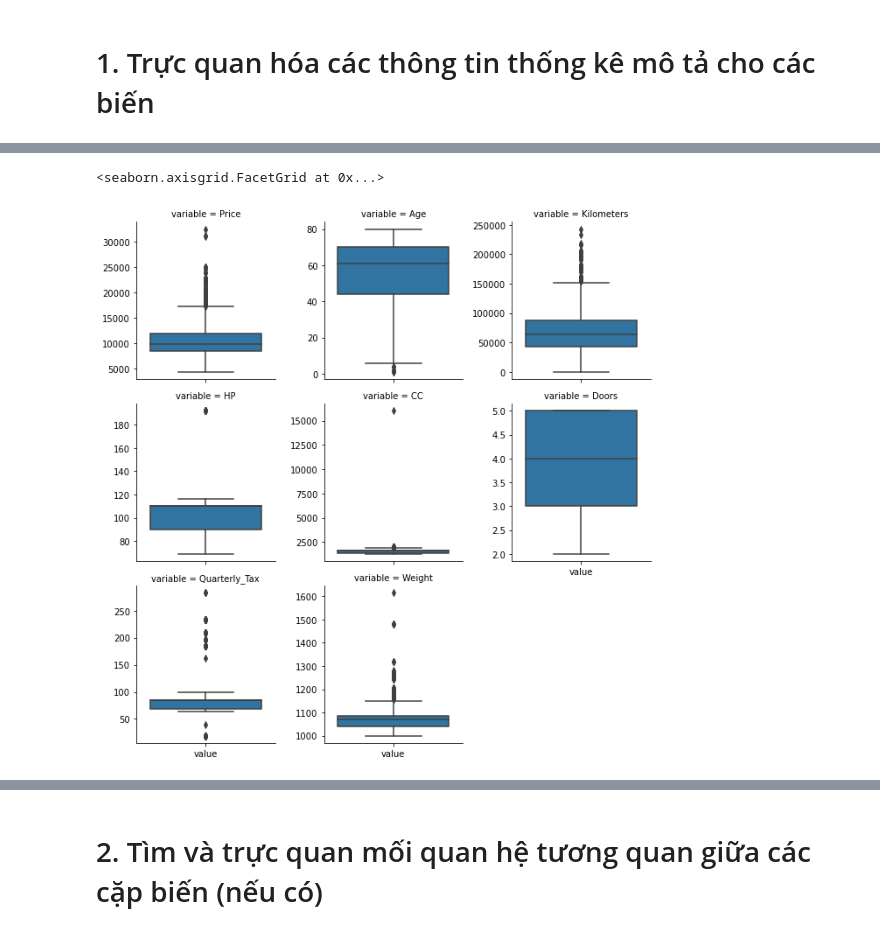
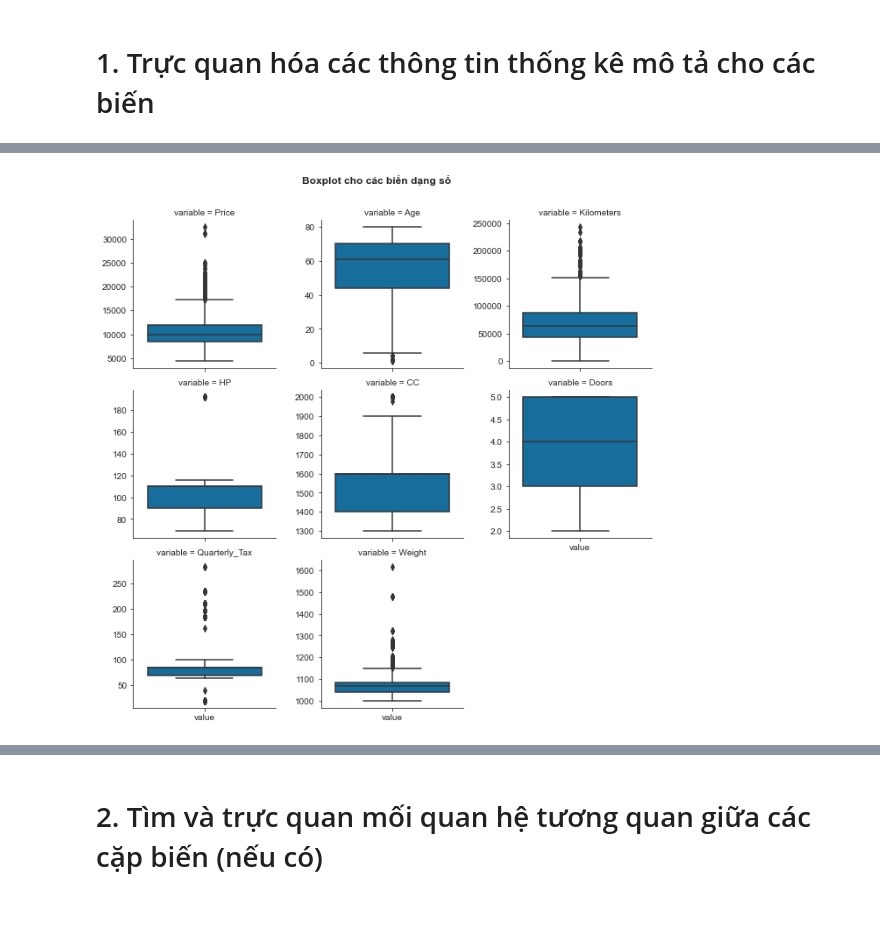
Before and after one commit to mdnam2410/dv-hackathon, a Jupyter notebook: 19120298.ipynb, the cells around one changed output, grey strips where cells are left out. Cells and saved outputs as stored; diff of their text form; code cells hidden in the pictures.

```diff
--- a/19120298.ipynb
+++ b/19120298.ipynb
@@ -14,0 +16,3 @@ from sklearn.metrics import mean_squared_error, mean_squared_log_error
+# %%
+sns.set_style('ticks')
+sns.set_palette('colorblind')
@@ -52,2 +62,4 @@ df['Automatic'] = df['Automatic'].astype(bool)
+# %%
+df = df[df['CC'] < 15000]
 # %% [markdown]
 # 1. Trực quan hóa các thông tin thống kê mô tả cho các biến
@@ -83,14 +112,15 @@ melted = df[num_cols].melt()
 # %%
-# sns.boxplot(data=df['Price'])
-facet_grid = sns.FacetGrid(
+boxplot_fg = sns.FacetGrid(
     data=melted,
     col='variable',
     col_wrap=3,
     sharey=False,
 )
 
-facet_grid.map_dataframe(sns.boxplot)
+boxplot_fg.map_dataframe(sns.boxplot)
+boxplot_fg.fig.suptitle('Boxplot cho các biến dạng số', fontweight='bold')
+boxplot_fg.fig.subplots_adjust(top=0.9)
+plt.show()
 # %% [output]
-<seaborn.axisgrid.FacetGrid at 0x...>
-[figure, old version]
+[figure, new version]
 # %%
```
Also changed, not shown: parts of 49 cells of this notebook.
